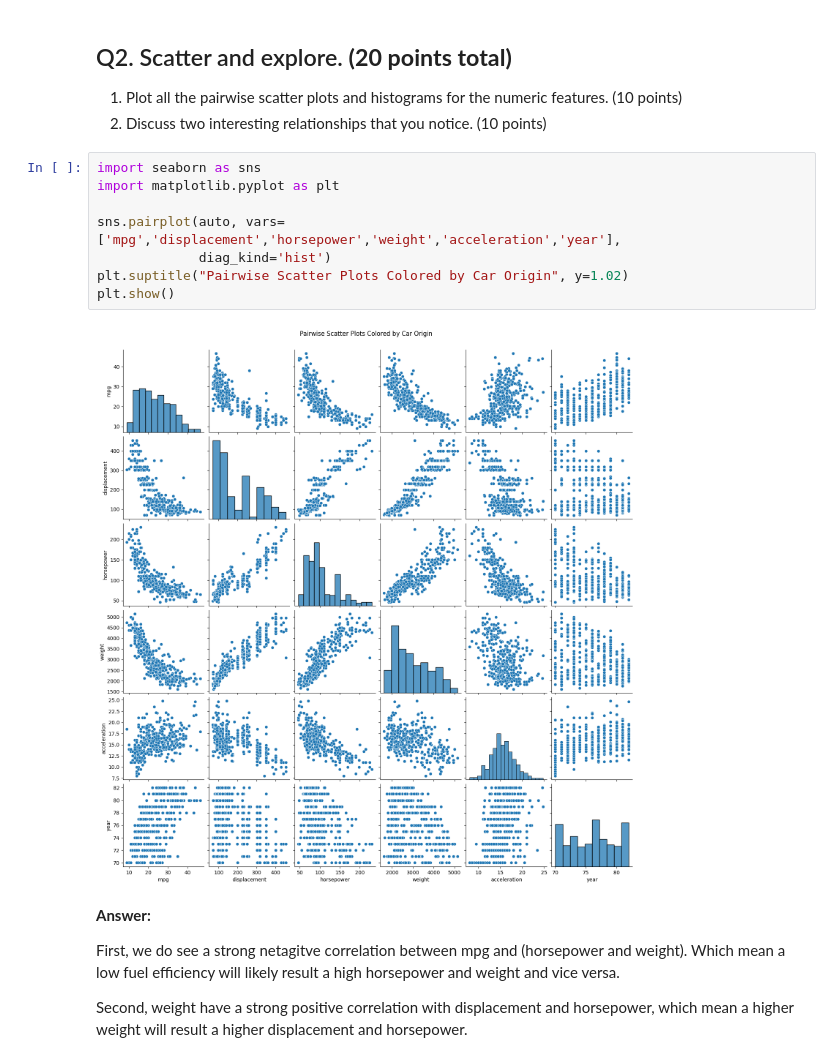
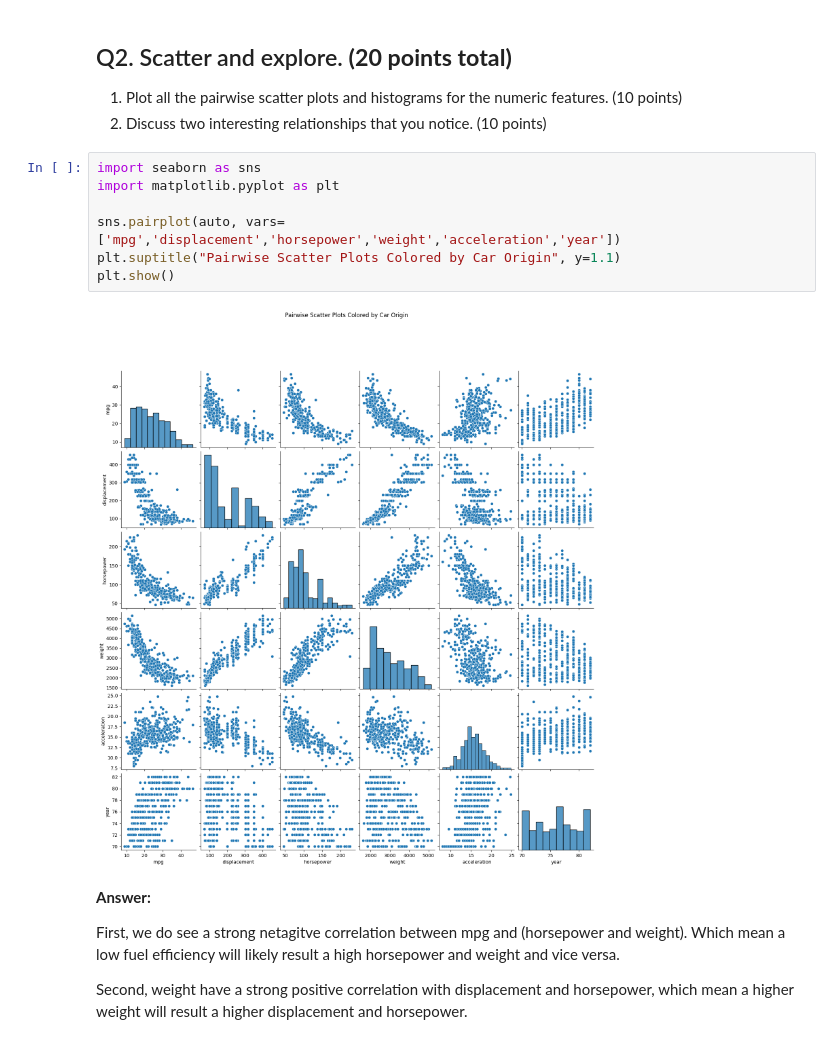
Before and after one commit to kang25-gif/BA810, a Jupyter notebook: HW1.ipynb, the cells around one changed output. Cells and saved outputs as stored; diff of their text form.

```diff
--- a/HW1.ipynb
+++ b/HW1.ipynb
@@ -130,13 +138,12 @@ Answer:
 # %%
 import seaborn as sns
 import matplotlib.pyplot as plt
 
-sns.pairplot(auto, vars=['mpg','displacement','horsepower','weight','acceleration','year'],
-             diag_kind='hist')
-plt.suptitle("Pairwise Scatter Plots Colored by Car Origin", y=1.02)
+sns.pairplot(auto, vars=['mpg','displacement','horsepower','weight','acceleration','year'])
+plt.suptitle("Pairwise Scatter Plots Colored by Car Origin", y=1.1)
 plt.show()
 # %% [output]
-[figure, old version]
+[figure, new version]
 # %% [markdown]
 **Answer:**
 
```
Also changed, not shown: parts of 7 cells of this notebook.
